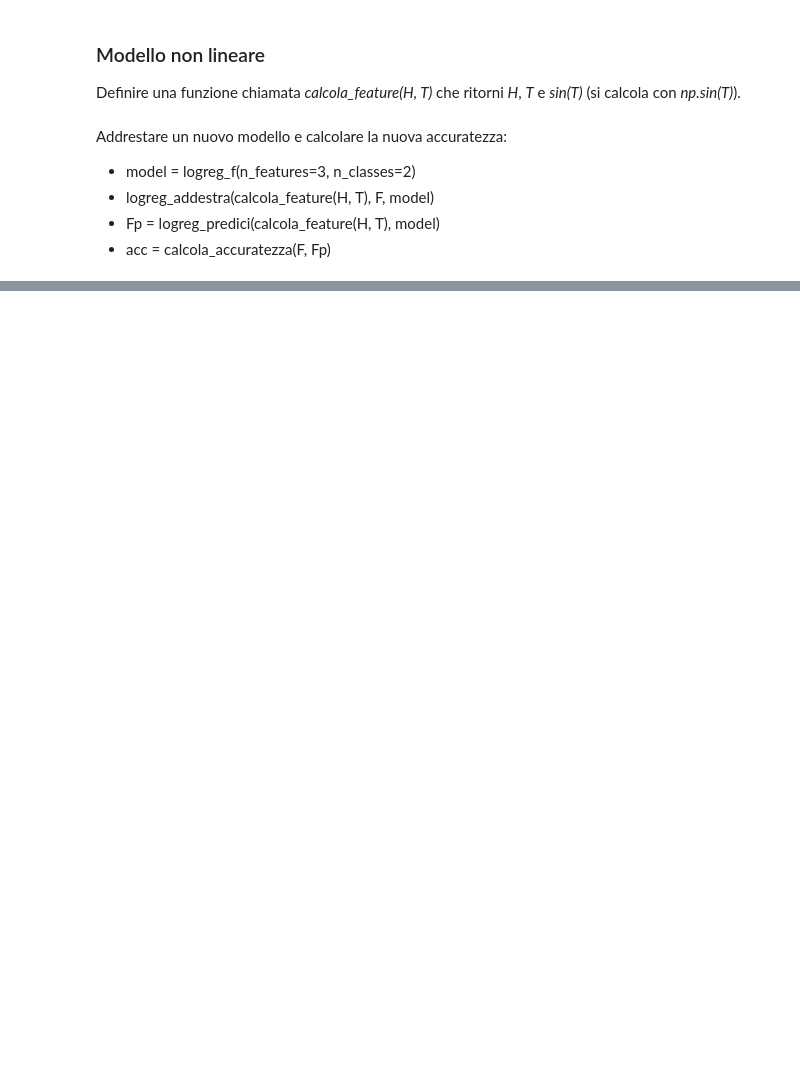
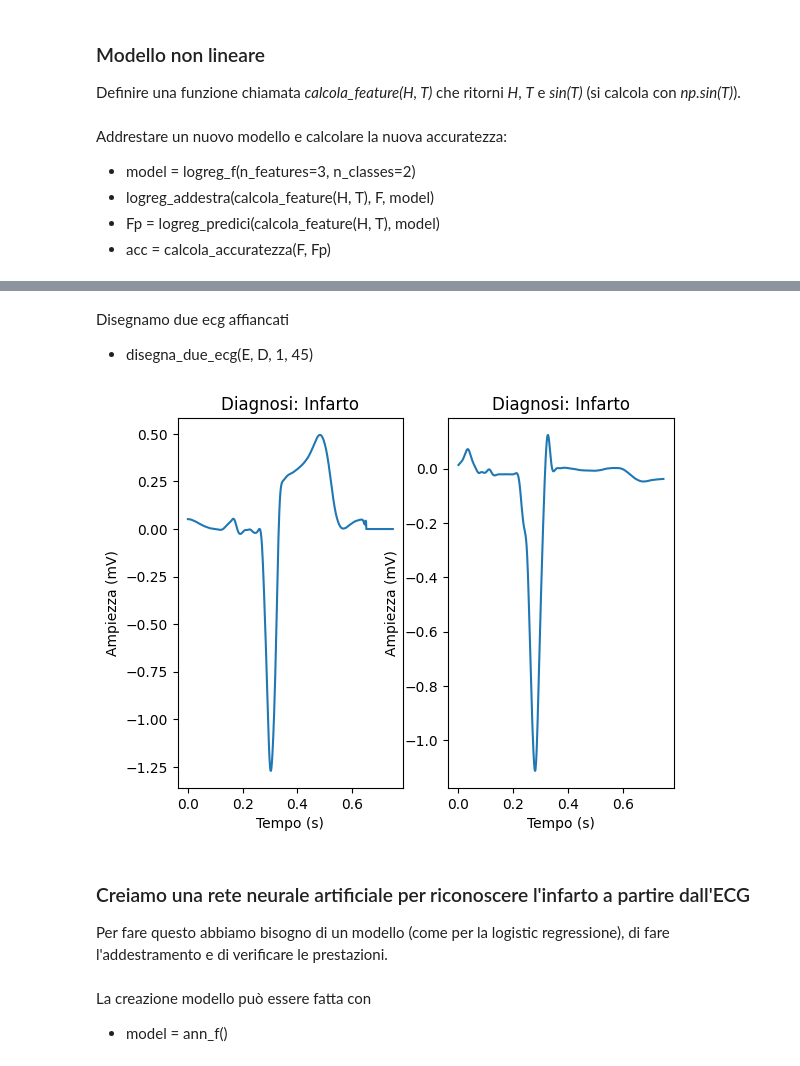
Before and after one commit to BiSPLab/polaris, a Jupyter notebook: lab.ipynb, the cells around one changed output, grey strips where cells are left out. Saved outputs shown, nothing was run; the diff lists cells and outputs as text; code cells hidden in the pictures; blank space fills up the shorter version.

```diff
--- a/lab.ipynb
+++ b/lab.ipynb
@@ -368,0 +601,14 @@ disegna_decision_boundary([H, T], model, calcola_feature)
+# %% [markdown]
+Disegnamo due ecg affiancati
+- disegna_due_ecg(E, D, 1, 45)
+# %%
+disegna_due_ecg(E, D, 1, 45)
+# %% [output]
+[figure, added]
+# %% [markdown]
+### Creiamo una rete neurale artificiale per riconoscere l'infarto a partire dall'ECG
+
+Per fare questo abbiamo bisogno di un modello (come per la logistic regressione), di fare l'addestramento e di verificare le prestazioni.
+# %% [markdown]
+La creazione modello può essere fatta con
+- model = ann_f()
```
Also changed, not shown: parts of 75 cells of this notebook, 2 other files.
